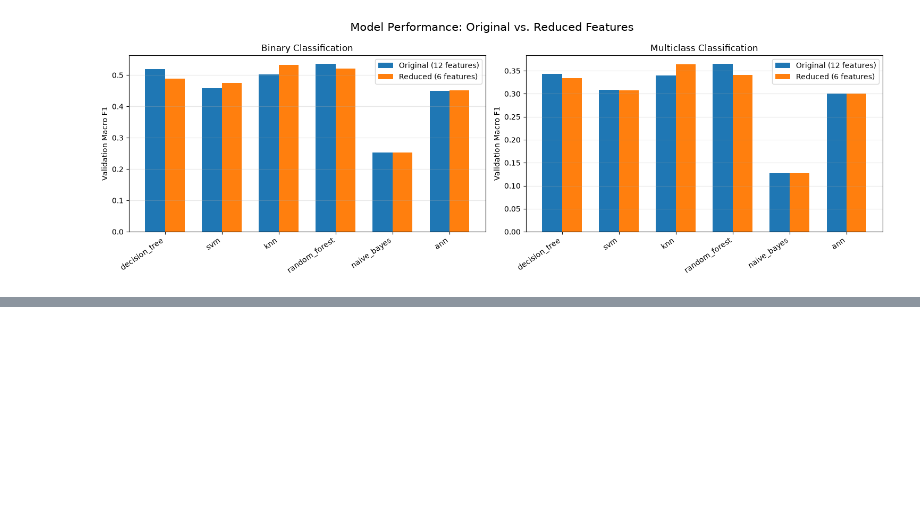
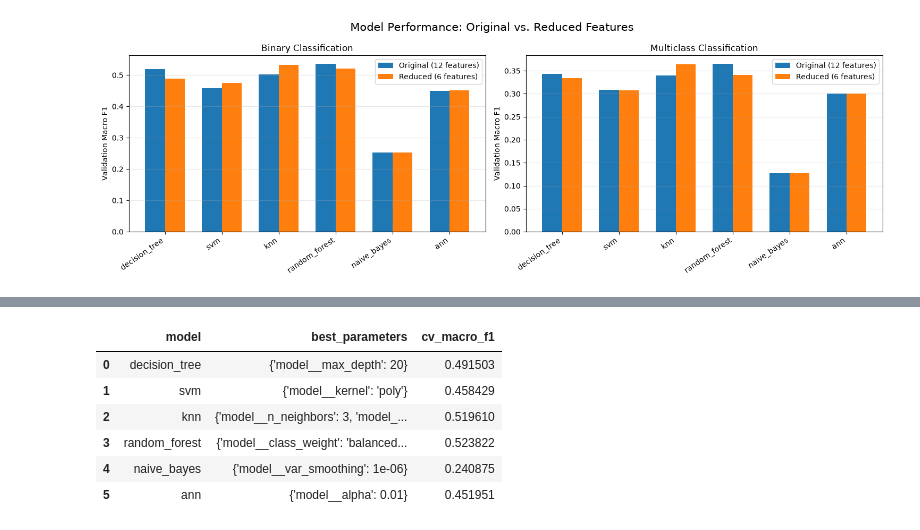
Before and after one commit to laurenlal/cse5104-project2, a Jupyter notebook: model_fitting.ipynb, the cells around one changed output, grey strips where cells are left out. Cells and saved outputs as stored; diff of their text form; code cells hidden in the pictures; blank space fills up the shorter version.

Commit message:
part b and c write up code

```diff
--- a/model_fitting.ipynb
+++ b/model_fitting.ipynb
@@ -1099,0 +1259,15 @@ display(comparison[runtime_cols].round(4))
+# %%
+#Part C 3.3
+
+red_results_df.loc[
+        red_results_df["classification"] == "binary",
+        ["model", "best_parameters", "cv_macro_f1"]
+    ]
+# %% [output]
+|  | model | best_parameters | cv_macro_f1 |
+| 0 | decision_tree | {'model__max_depth': 20} | 0.491503 |
+| 1 | svm | {'model__kernel': 'poly'} | 0.458429 |
+| 2 | knn | {'model__n_neighbors': 3, 'model_... | 0.519610 |
+| 3 | random_forest | {'model__class_weight': 'balanced... | 0.523822 |
+| 4 | naive_bayes | {'model__var_smoothing': 1e-06} | 0.240875 |
+| 5 | ann | {'model__alpha': 0.01} | 0.451951 |
```
Also changed, not shown: parts of 12 cells of this notebook.
